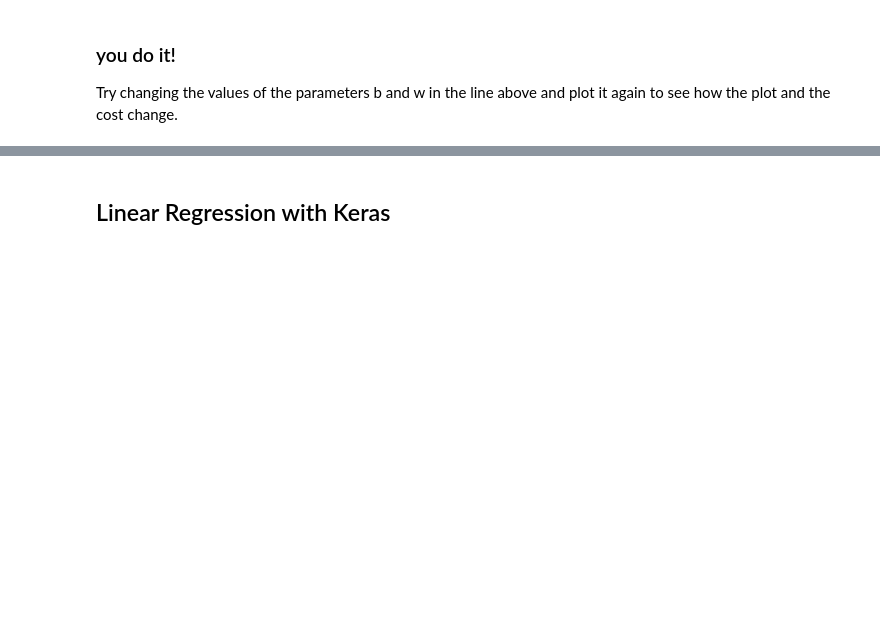
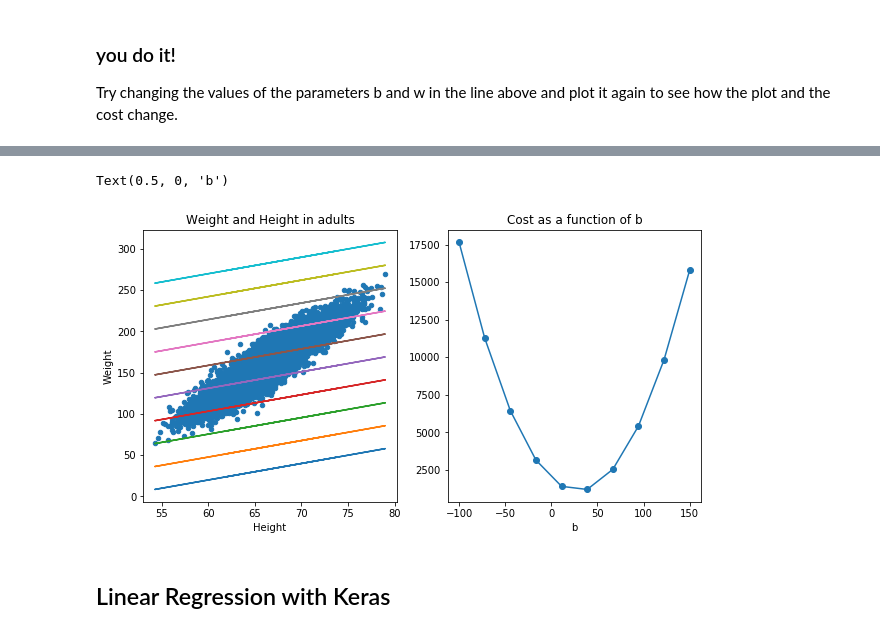
Before and after one commit to bishtamit/zero_to_deep_learning_video, a Jupyter notebook: course/3 Machine Learning-Copy1.ipynb, the cells around one changed output, grey strips where cells are left out. Drawn from its saved outputs; the diff is of its cells as text; code cells hidden in the pictures; blank space fills up the shorter version.

```diff
--- a/course/3 Machine Learning-Copy1.ipynb
+++ b/course/3 Machine Learning-Copy1.ipynb
@@ -108,28 +145,31 @@ Try changing the values of the parameters b and w in the line above and plot it
 # %%
 plt.figure(figsize=(10, 5))
 
 # we are going to draw 2 plots in the same figure
 # first plot, data and a few lines
 ax1 = plt.subplot(121)
 df.plot(kind='scatter',
         x='Height',
         y='Weight',
         title='Weight and Height in adults', ax=ax1)
 
 # let's explore the cost function for a few values of b between -100 and +150
-bbs = np.array([-100, -50, 0, 50, 100, 150])
+bbs = np.linspace(-100, 150, 10)
 mses = []  # we will append the values of the cost here, for each line
 for b in bbs:
     y_pred = line(X, w=2, b=b)
     mse = mean_squared_error(y_true, y_pred)
     mses.append(mse)
     plt.plot(X, y_pred)
 
 # second plot: Cost function
 ax2 = plt.subplot(122)
 plt.plot(bbs, mses, 'o-')
 plt.title('Cost as a function of b')
 plt.xlabel('b')
+# %% [output]
+Text(0.5, 0, 'b')
+[figure, added]
 # %% [markdown]
 ## Linear Regression with Keras
 # %%
```
Also changed, not shown: parts of 20 cells of this notebook.
